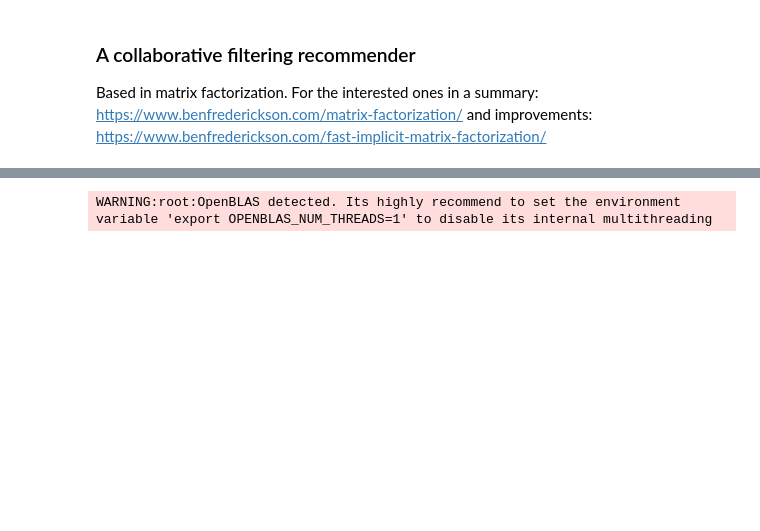
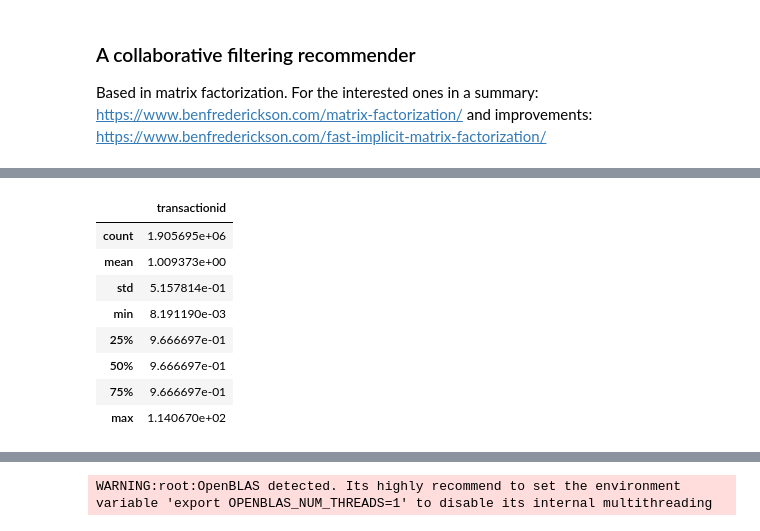
Before and after one commit to wileeam/retailrocket-recommender-system, a Jupyter notebook: retailrocket-recommender-system.ipynb, the cells around one changed output, grey strips where cells are left out. Drawn from its saved outputs; the diff is of its cells as text; code cells hidden in the pictures; blank space fills up the shorter version.

```diff
--- a/retailrocket-recommender-system.ipynb
+++ b/retailrocket-recommender-system.ipynb
@@ -387,3 +364,15 @@ UserWarning: Distributing <class 'pandas.core.series.Series'> object. This may t
+# %%
+filtered_events.describe()
+# %% [output]
+|  | transactionid |
+| count | 1.905695e+06 |
+| mean | 1.009373e+00 |
+| std | 5.157814e-01 |
+| min | 8.191190e-03 |
+| 25% | 9.666697e-01 |
+| 50% | 9.666697e-01 |
+| 75% | 9.666697e-01 |
+| max | 1.140670e+02 |
 # %%
 users_index_map, index_users_map = remap_list(list(filtered_events.visitorid.unique()))
 items_index_map, index_items_map = remap_list(list(filtered_events.itemid.unique()))
```
Also changed, not shown: parts of 27 cells of this notebook.
